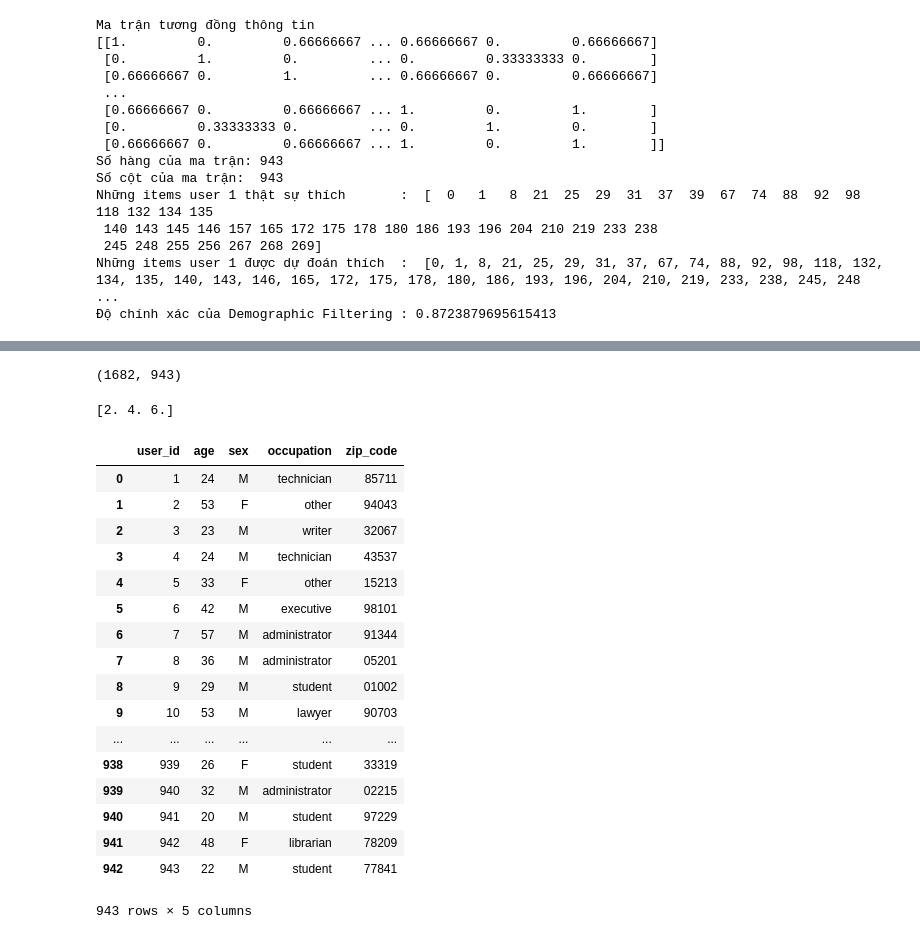
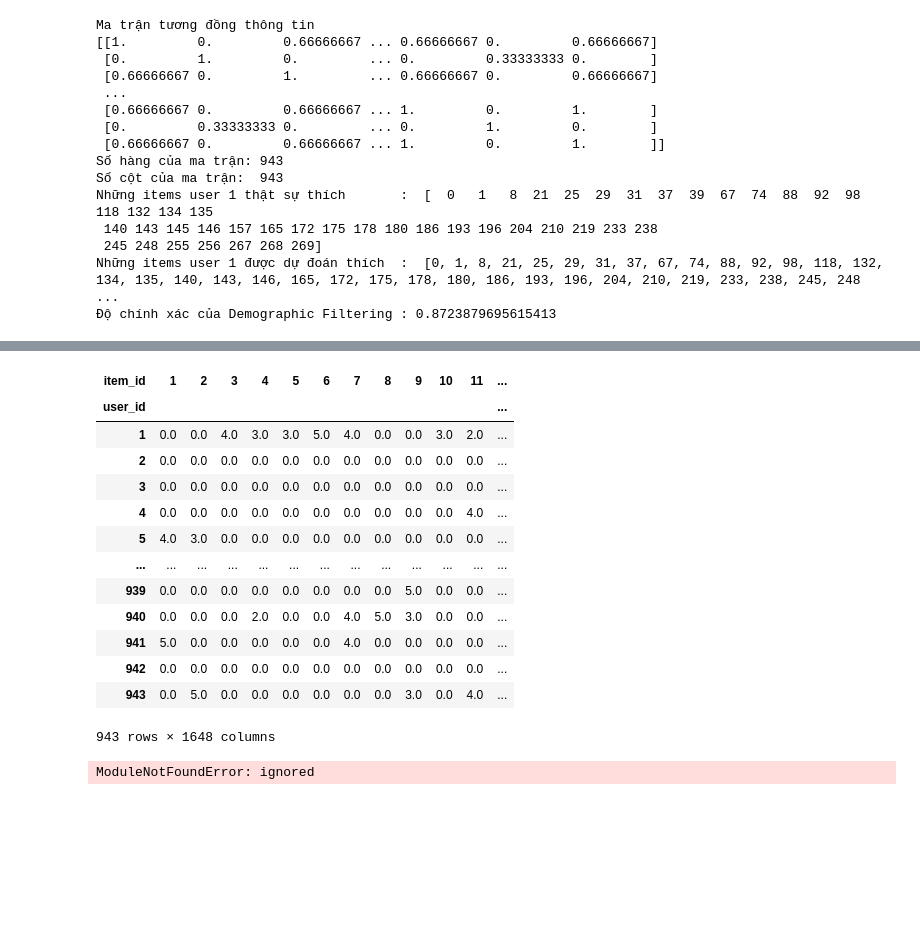
Before and after one commit to phusdt/Recommender-System, a Jupyter notebook: RS.ipynb, the cells around one changed output, grey strips where cells are left out. Cells and saved outputs as stored; diff of their text form; code cells hidden in the pictures; blank space fills up the shorter version.

```diff
--- a/RS.ipynb
+++ b/RS.ipynb
@@ -219,4 +199,0 @@ coo_matrix = sparse.coo_matrix(
-# %%
-coo_matrix.todense().shape
-# %% [output]
-(1682, 943)
@@ -226,32 +200,26 @@ tf.disable_v2_behavior()
-# %%
-x = tf.placeholder("float", None)
-y = x * 2
-
-with tf.Session() as session:
-    result = session.run(y, feed_dict={x: [1, 2, 3]})
-    print(result)
-# %% [output]
-[2. 4. 6.]
-# %%
-data = get_users_data()
-#data.reset_index()
-data
-# %% [output]
-|  | user_id | age | sex | occupation | zip_code |
-| 0 | 1 | 24 | M | technician | 85711 |
-| 1 | 2 | 53 | F | other | 94043 |
-| 2 | 3 | 23 | M | writer | 32067 |
-| 3 | 4 | 24 | M | technician | 43537 |
-| 4 | 5 | 33 | F | other | 15213 |
-| 5 | 6 | 42 | M | executive | 98101 |
-| 6 | 7 | 57 | M | administrator | 91344 |
-| 7 | 8 | 36 | M | administrator | 05201 |
-| 8 | 9 | 29 | M | student | 01002 |
-| 9 | 10 | 53 | M | lawyer | 90703 |
-| ... | ... | ... | ... | ... | ... |
-| 938 | 939 | 26 | F | student | 33319 |
-| 939 | 940 | 32 | M | administrator | 02215 |
-| 940 | 941 | 20 | M | student | 97229 |
-| 941 | 942 | 48 | F | librarian | 78209 |
-| 942 | 943 | 22 | M | student | 77841 |
-943 rows × 5 columns
+# %%
+ratings = get_rating_base_data().iloc[:, :3]
+ratings_pivoted = pd.pivot_table(ratings, values='rating', index=['user_id'],
+                    columns=['item_id'], aggfunc=np.mean).fillna(0)
+# %% [output]
+| item_id | 1 | 2 | 3 | 4 | 5 | 6 | 7 | 8 | 9 | 10 | 11 | ... |
+| user_id |  |  |  |  |  |  |  |  |  |  |  | ... |
+| 1 | 0.0 | 0.0 | 4.0 | 3.0 | 3.0 | 5.0 | 4.0 | 0.0 | 0.0 | 3.0 | 2.0 | ... |
+| 2 | 0.0 | 0.0 | 0.0 | 0.0 | 0.0 | 0.0 | 0.0 | 0.0 | 0.0 | 0.0 | 0.0 | ... |
+| 3 | 0.0 | 0.0 | 0.0 | 0.0 | 0.0 | 0.0 | 0.0 | 0.0 | 0.0 | 0.0 | 0.0 | ... |
+| 4 | 0.0 | 0.0 | 0.0 | 0.0 | 0.0 | 0.0 | 0.0 | 0.0 | 0.0 | 0.0 | 4.0 | ... |
+| 5 | 4.0 | 3.0 | 0.0 | 0.0 | 0.0 | 0.0 | 0.0 | 0.0 | 0.0 | 0.0 | 0.0 | ... |
+| ... | ... | ... | ... | ... | ... | ... | ... | ... | ... | ... | ... | ... |
+| 939 | 0.0 | 0.0 | 0.0 | 0.0 | 0.0 | 0.0 | 0.0 | 0.0 | 5.0 | 0.0 | 0.0 | ... |
+| 940 | 0.0 | 0.0 | 0.0 | 2.0 | 0.0 | 0.0 | 4.0 | 5.0 | 3.0 | 0.0 | 0.0 | ... |
+| 941 | 5.0 | 0.0 | 0.0 | 0.0 | 0.0 | 0.0 | 4.0 | 0.0 | 0.0 | 0.0 | 0.0 | ... |
+| 942 | 0.0 | 0.0 | 0.0 | 0.0 | 0.0 | 0.0 | 0.0 | 0.0 | 0.0 | 0.0 | 0.0 | ... |
+| 943 | 0.0 | 5.0 | 0.0 | 0.0 | 0.0 | 0.0 | 0.0 | 0.0 | 3.0 | 0.0 | 4.0 | ... |
+943 rows × 1648 columns
+# %%
+
+
+ratings_pivoted = ratings_pivoted.apply(lambda x: 1 if x >= 3 else (0 if x > 0 and x < 3 else -1))
+ratings_pivoted
+# %% [output]
+ModuleNotFoundError: ignored
```
Also changed, not shown: parts of 19 cells of this notebook, 1 other file.
